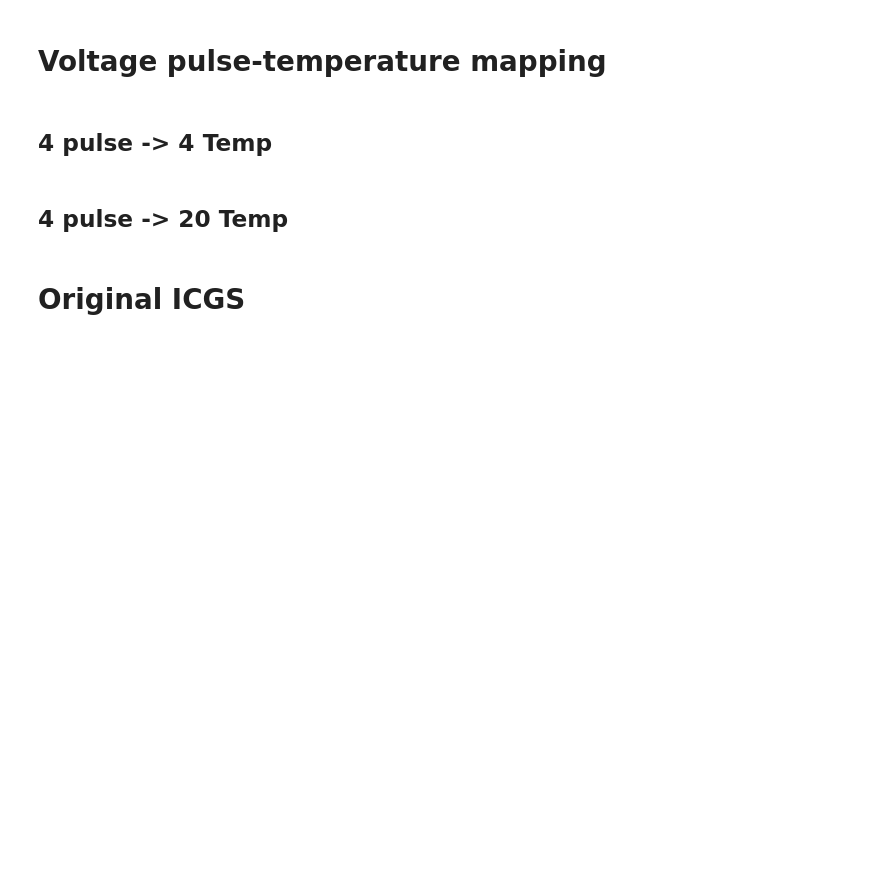
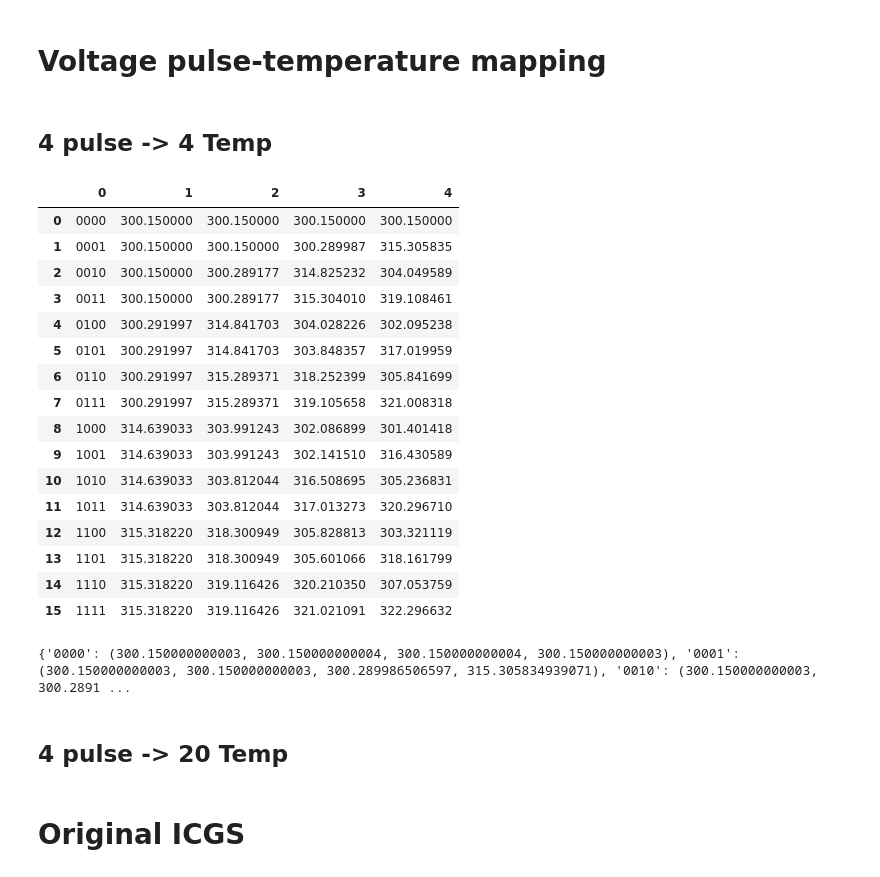
Before and after one commit to Jingyi-Z/ThermalZZZ, a Jupyter notebook: MNIST_thermalzzz.ipynb, the cells around one changed output. Drawn from its saved outputs; the diff is of its cells as text; code cells hidden in the pictures; blank space fills up the shorter version.

```diff
--- a/MNIST_thermalzzz.ipynb
+++ b/MNIST_thermalzzz.ipynb
@@ -90,6 +90,30 @@ mpl.rcParams.update({
 # Voltage pulse-temperature mapping
 # %% [markdown]
 ## 4 pulse -> 4 Temp
+# %%
+df_4temp = pd.read_excel(data_path,sheet_name = "mapping4", header = None, dtype={0: object})
+display(df_4temp)
+mapping_4temp = dict(zip(df_4temp.iloc[:,0], df_4temp.iloc[:,1:].apply(tuple, axis=1)))
+print(mapping_4temp)
+# %% [output]
+|  | 0 | 1 | 2 | 3 | 4 |
+| 0 | 0000 | 300.150000 | 300.150000 | 300.150000 | 300.150000 |
+| 1 | 0001 | 300.150000 | 300.150000 | 300.289987 | 315.305835 |
+| 2 | 0010 | 300.150000 | 300.289177 | 314.825232 | 304.049589 |
+| 3 | 0011 | 300.150000 | 300.289177 | 315.304010 | 319.108461 |
+| 4 | 0100 | 300.291997 | 314.841703 | 304.028226 | 302.095238 |
+| 5 | 0101 | 300.291997 | 314.841703 | 303.848357 | 317.019959 |
+| 6 | 0110 | 300.291997 | 315.289371 | 318.252399 | 305.841699 |
+| 7 | 0111 | 300.291997 | 315.289371 | 319.105658 | 321.008318 |
+| 8 | 1000 | 314.639033 | 303.991243 | 302.086899 | 301.401418 |
+| 9 | 1001 | 314.639033 | 303.991243 | 302.141510 | 316.430589 |
+| 10 | 1010 | 314.639033 | 303.812044 | 316.508695 | 305.236831 |
+| 11 | 1011 | 314.639033 | 303.812044 | 317.013273 | 320.296710 |
+| 12 | 1100 | 315.318220 | 318.300949 | 305.828813 | 303.321119 |
+| 13 | 1101 | 315.318220 | 318.300949 | 305.601066 | 318.161799 |
+| 14 | 1110 | 315.318220 | 319.116426 | 320.210350 | 307.053759 |
+| 15 | 1111 | 315.318220 | 319.116426 | 321.021091 | 322.296632 |
+{'0000': (300.150000000003, 300.150000000004, 300.150000000004, 300.150000000003), '0001': (300.150000000003, 300.150000000003, 300.289986506597, 315.305834939071), '0010': (300.150000000003, 300.2891 ...
 # %% [markdown]
 ## 4 pulse -> 20 Temp
 # %% [markdown]
```
